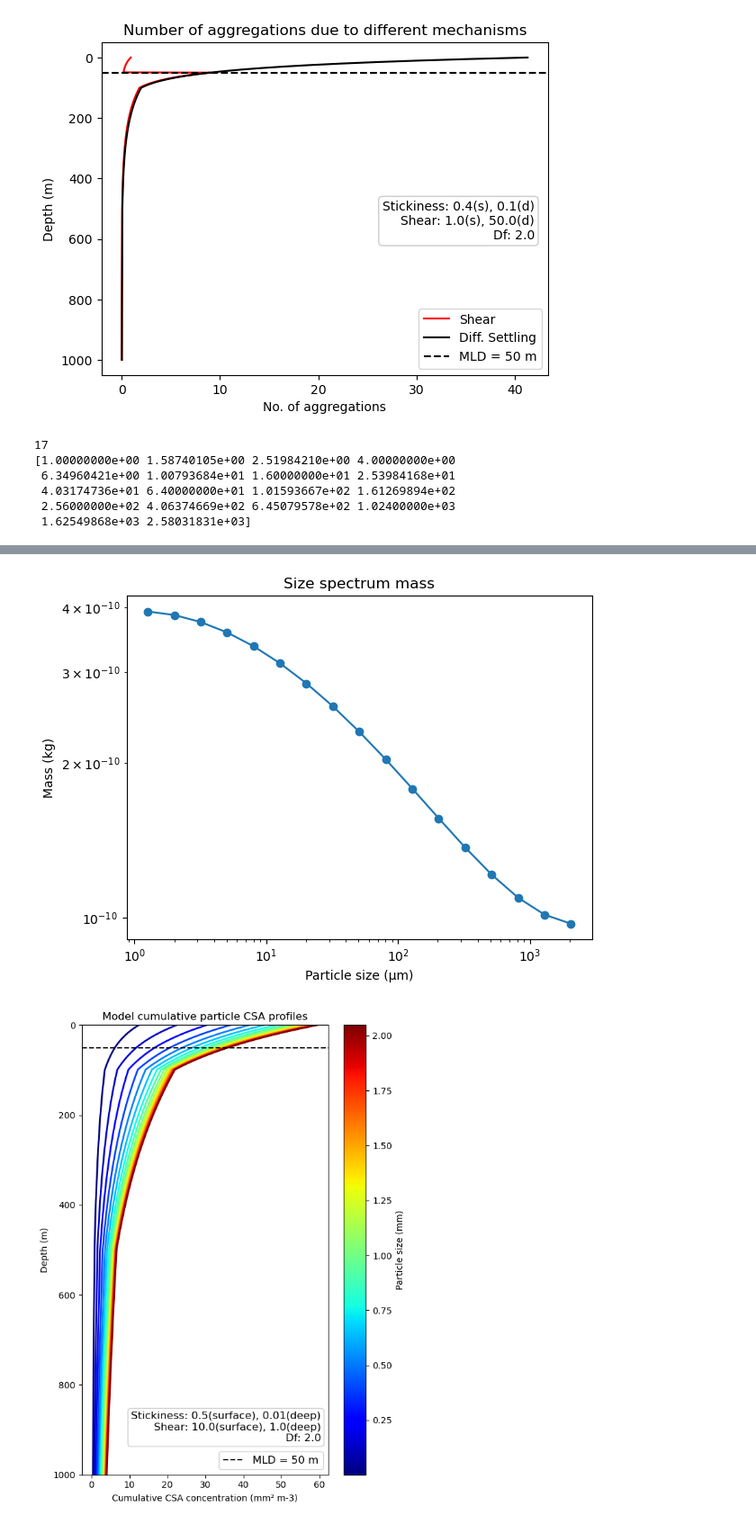
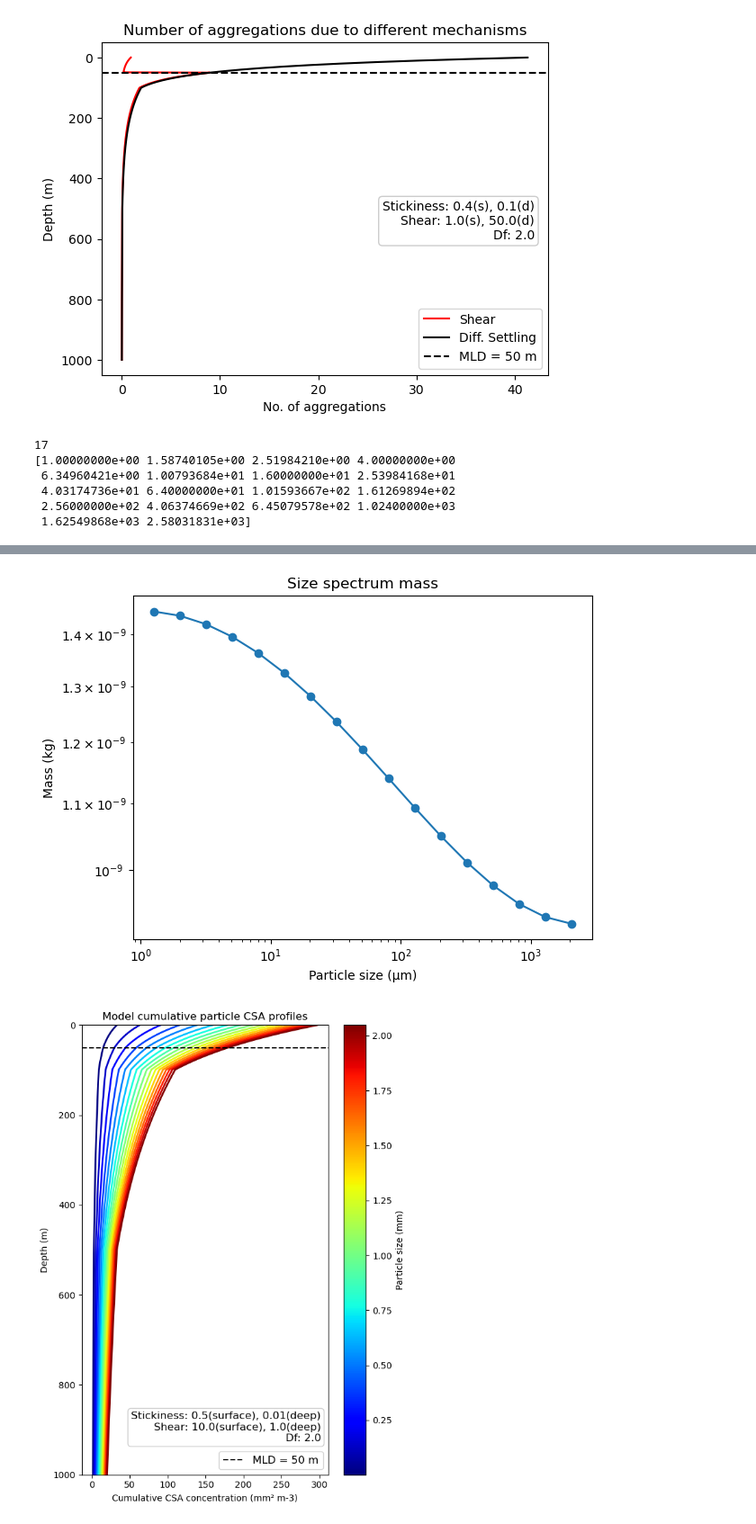
Before and after one commit to shodnett/agg_model_MSc, a Jupyter notebook: Agg_model.ipynb, the cells around one changed output, grey strips where cells are left out. Shown at 90% size. Drawn from its saved outputs; the diff is of its cells as text; code cells hidden in the pictures.

```diff
--- a/Agg_model.ipynb
+++ b/Agg_model.ipynb
@@ -1463,9 +1463,9 @@ MLD = 50                                                            # Mixed Laye
 
 # Use a CSA spectrum more consistent with UVP data (uses a shallower slope)
 
-CSA0 = 60 #(mm2 m-3)                                                # total surface starting particle cross-sectional area concentration
+CSA0 = 300 #(mm2 m-3)                                                # total surface starting particle cross-sectional area concentration
 
-CSA_slope = 0.5    # higher = more steep, lower = gentler           # specifies how aggressively the starting distribution varies between small and large particles
+CSA_slope = 0.2    # higher = more steep, lower = gentler           # specifies how aggressively the starting distribution varies between small and large particles
 
 CSA = (size_bins / size_bins[0])**(-CSA_slope)                      # how much bigger is each size class than the smallest, then take the reciprocal to flip the probability so that biggest = rarest
 CSA = CSA / np.sum(CSA) * CSA0                                      # divide these individual weightings by their sum which is multiplied by the starting max CSA, so scaling their probabilities up
@@ -1509,7 +1509,7 @@ for r in radius_m:
 
 fig, ax = plt.subplots()
 ax.plot(size_bins, particle_mass)
-ax.set_xscale("log")
+#ax.set_xscale("log")
 ax.set_xlabel("Size (um)")
 ax.set_ylabel("Mass per particle (kg m-3)")
 plt.tight_layout()
@@ -1656,7 +1656,7 @@ def number_concentration(M):
 # SENSITIVITY ANALYSIS - KERNEL SWITCHES
 # --------------------------------------
 
-shear = True                                                    # Set to False or True depending on the variation
+shear = True                                                   # Set to False or True depending on the variation
 settling = True
 
 shear_collision_profile = np.zeros(nz)                          # Setting up profiles that store aggregation rates due to shear and settling
@@ -1998,2 +1998,2 @@ plt.show()
-[figure, old version]
+[figure, new version]
-[figure, old version]
+[figure, new version]
```
Also changed, not shown: parts of 1 cell of this notebook.
